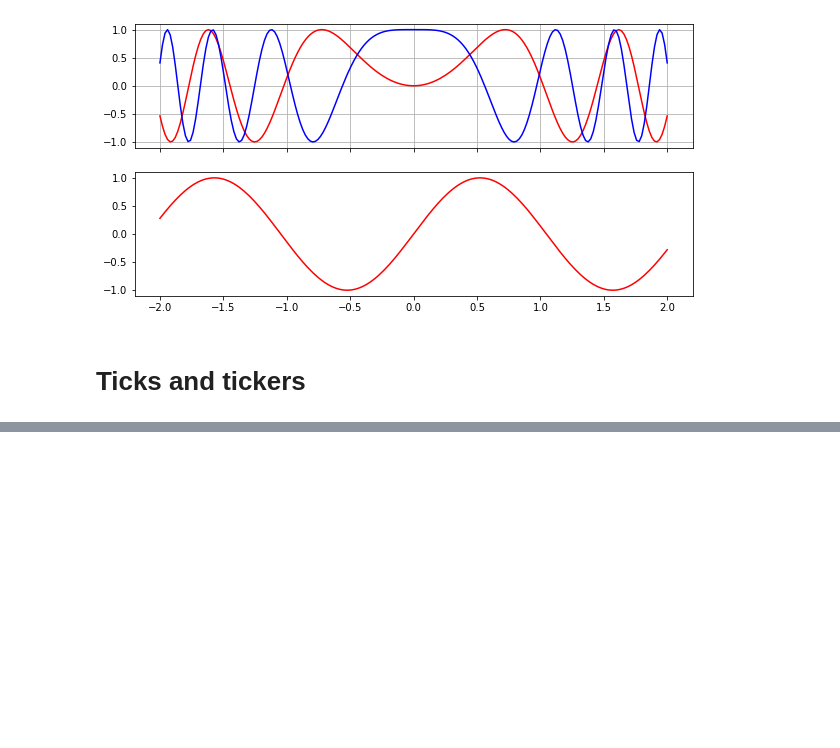
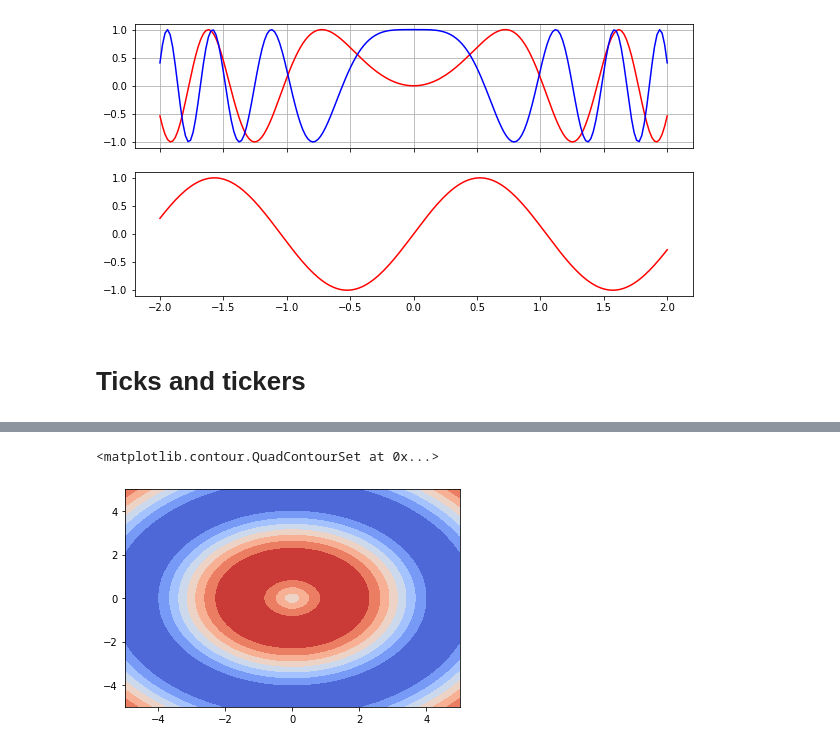
Before and after one commit to umeshraj/hands_on_ml, a Jupyter notebook: utils_matplotlib.ipynb, the cells around one changed output, grey strips where cells are left out. Cells and saved outputs as stored; diff of their text form; code cells hidden in the pictures; blank space fills up the shorter version.

```diff
--- a/utils_matplotlib.ipynb
+++ b/utils_matplotlib.ipynb
@@ -83,0 +99,5 @@ ax.xaxis.set_ticks([-2, 0, 1, 2])
+# %%
+plt.contourf(X, Y, Z, cmap=mpl.cm.coolwarm)
+# %% [output]
+<matplotlib.contour.QuadContourSet at 0x...>
+[figure, added]
```
Also changed, not shown: parts of 9 cells of this notebook.
